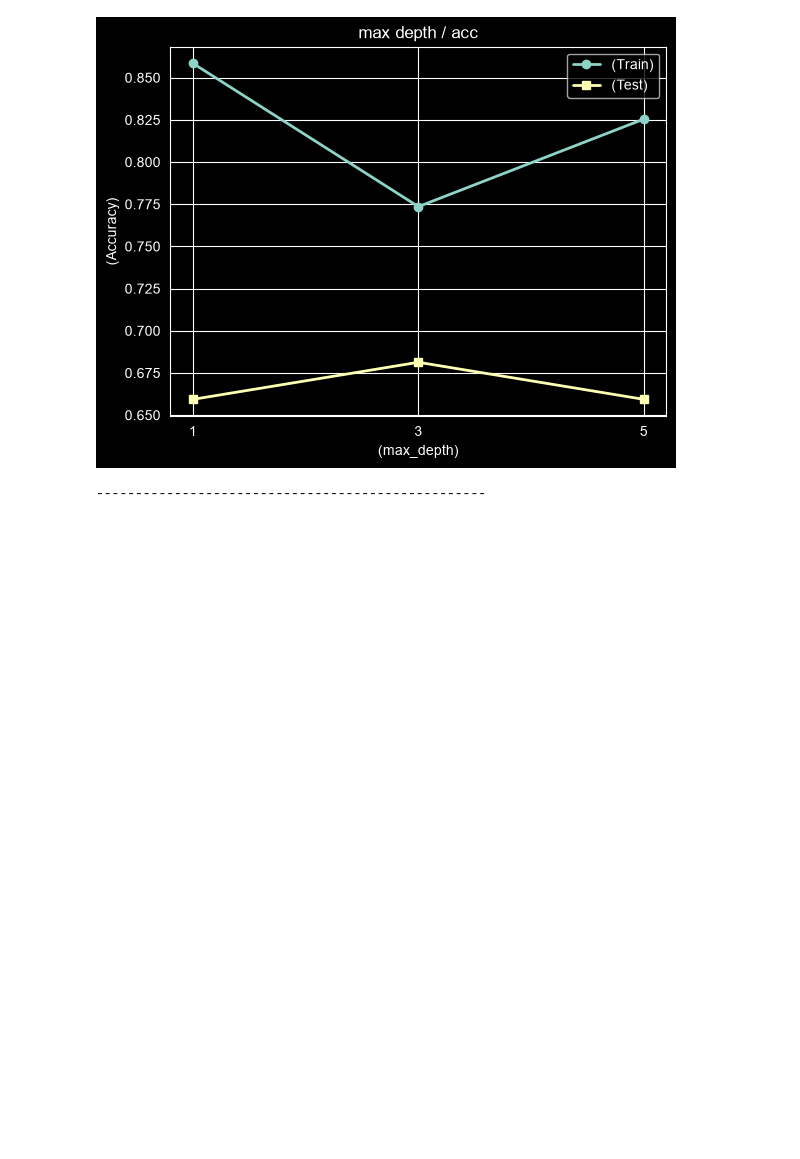
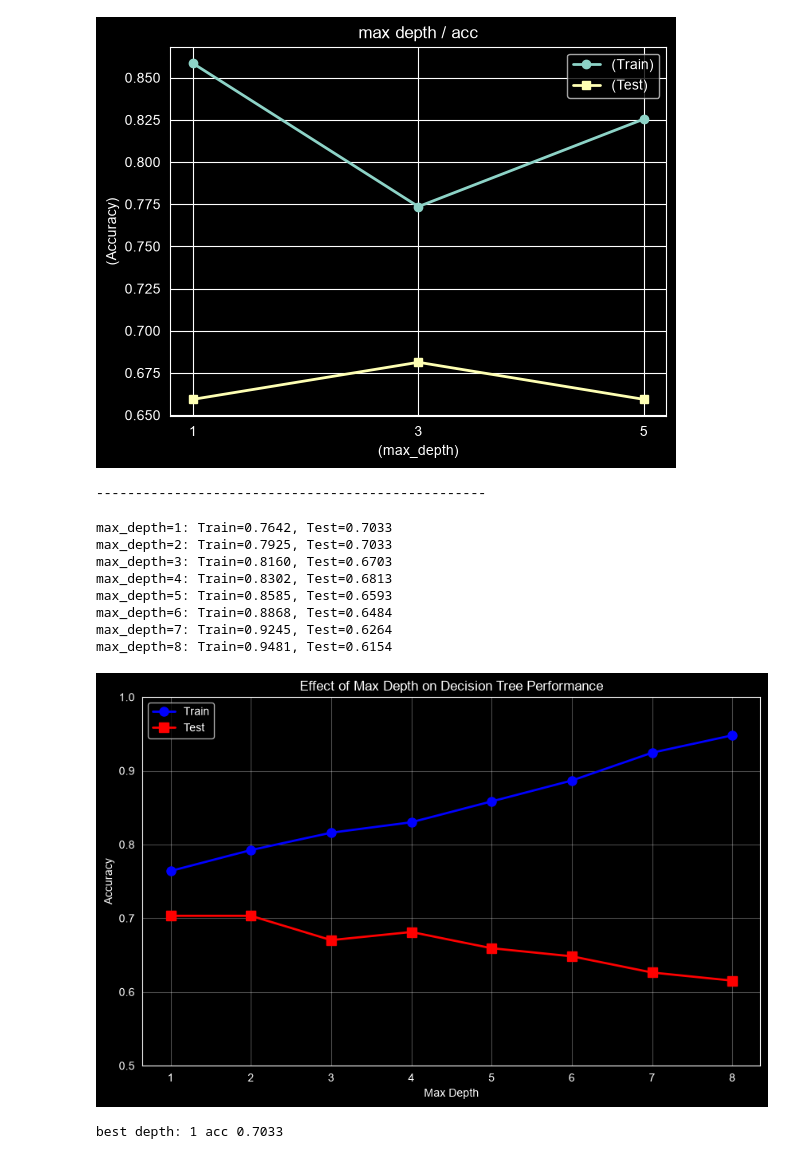
Before and after one commit to EbrahimNouri/MS_AI, a Jupyter notebook: src/HW/HW6/HW6_4.ipynb, the cells around one changed output. Cells and saved outputs as stored; diff of their text form; code cells hidden in the pictures; blank space fills up the shorter version.

```diff
--- a/src/HW/HW6/HW6_4.ipynb
+++ b/src/HW/HW6/HW6_4.ipynb
@@ -266,3 +266,45 @@ acc test: 0.6593
 ==========
 [figure]
 --------------------------------------------------
+# %%
+depths = list(range(1, 9))
+train_scores = []
+test_scores = []
+
+for depth in depths:
+    model = DecisionTreeClassifier(max_depth=depth, random_state=42)
+    model.fit(X_train, y_train)
+
+    train_acc = accuracy_score(y_train, model.predict(X_train))
+    test_acc = accuracy_score(y_test, model.predict(X_test))
+
+    train_scores.append(train_acc)
+    test_scores.append(test_acc)
+
+    print(f"max_depth={depth}: Train={train_acc:.4f}, Test={test_acc:.4f}")
+
+plt.figure(figsize=(10, 6))
+plt.plot(depths, train_scores, 'o-', label='Train', color='blue', linewidth=2, markersize=8)
+plt.plot(depths, test_scores, 's-', label='Test', color='red', linewidth=2, markersize=8)
+plt.xlabel('Max Depth')
+plt.ylabel('Accuracy')
+plt.title('Effect of Max Depth on Decision Tree Performance')
+plt.legend()
+plt.grid(True, alpha=0.3)
+plt.xticks(depths)
+plt.ylim(0.5, 1.0)
+plt.show()
+
+best_depth = depths[np.argmax(test_scores)]
+print(f"\nbest depth: {best_depth} acc {max(test_scores):.4f}")
+# %% [output]
+max_depth=1: Train=0.7642, Test=0.7033
+max_depth=2: Train=0.7925, Test=0.7033
+max_depth=3: Train=0.8160, Test=0.6703
+max_depth=4: Train=0.8302, Test=0.6813
+max_depth=5: Train=0.8585, Test=0.6593
+max_depth=6: Train=0.8868, Test=0.6484
+max_depth=7: Train=0.9245, Test=0.6264
+max_depth=8: Train=0.9481, Test=0.6154
+[figure, added]
+best depth: 1 acc 0.7033
```
